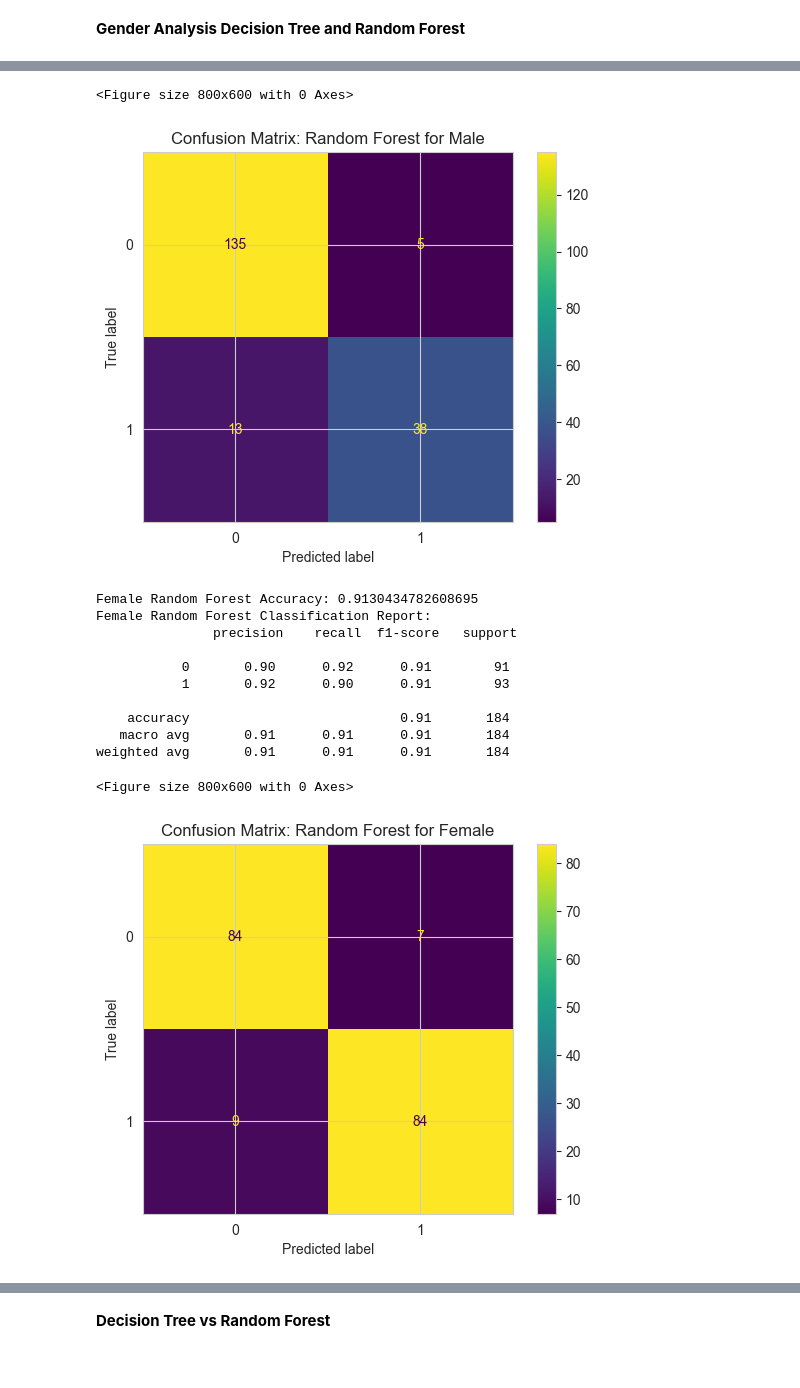
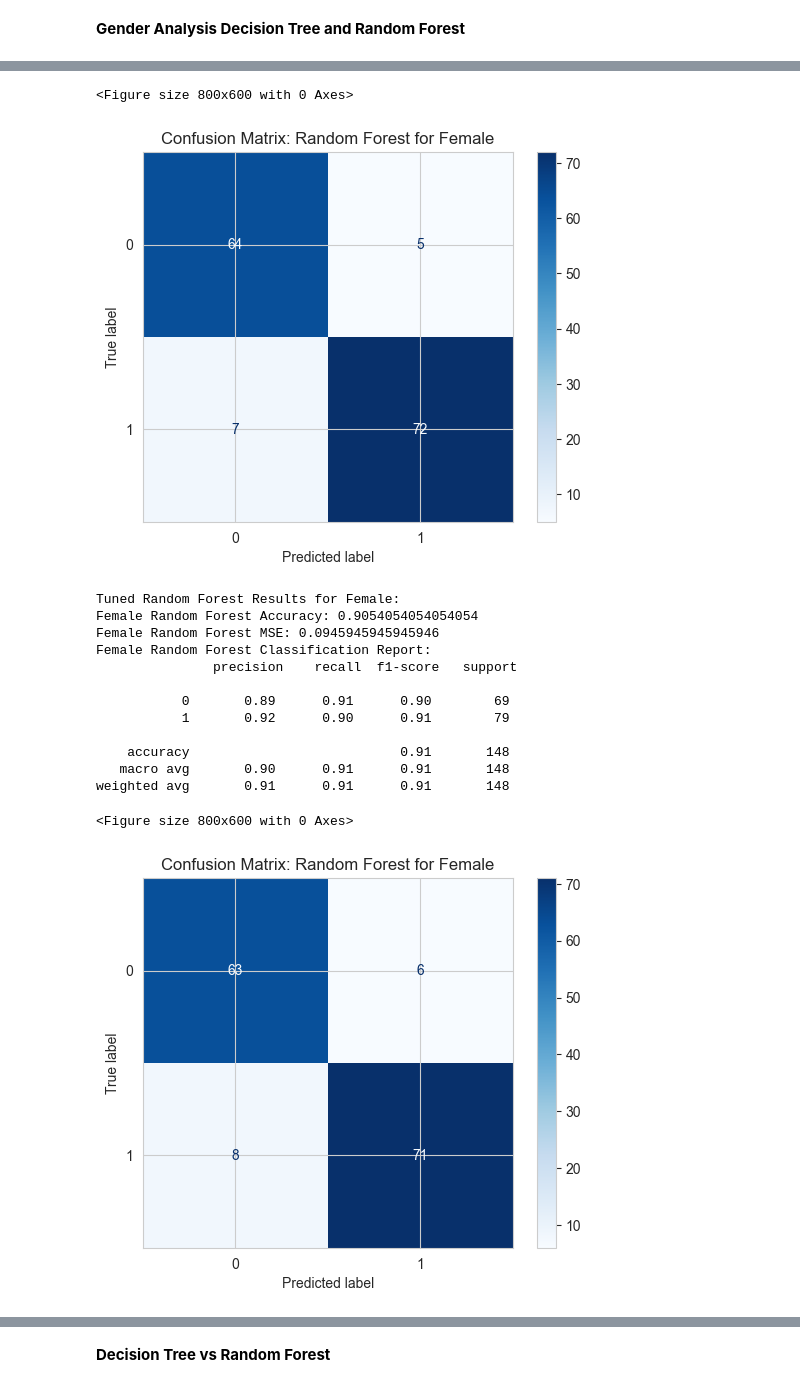
Before and after one commit to jadenzy/ECS_171_Final_Project, a Jupyter notebook: Models/Tree.ipynb, the cells around one changed output, grey strips where cells are left out. Cells and saved outputs as stored; diff of their text form; code cells hidden in the pictures.

```diff
--- a/Models/Tree.ipynb
+++ b/Models/Tree.ipynb
@@ -27,8 +26,8 @@ Dataset:
 X = data.drop(columns='Diagnosis')
 y = data['Diagnosis']
 
-# Split the data into training and testing sets (75% training, 25% testing)
-X_train, X_test, y_train, y_test = train_test_split(X, y, test_size=0.25, random_state=42)
+# Split the data into training and testing sets (80% training, 20% testing)
+X_train, X_test, y_train, y_test = train_test_split(X, y, test_size=0.2, random_state=42)
 # %%
 # Define the parameter grid
 param_grid = {
@@ -179,28 +203,22 @@ Best parameters from Randomized Search: {'n_estimators': 100, 'min_samples_split
 # %%
-# Define the parameter grid for Random Forest
-param_grid_rf = {
+# Define the best parameter grid for Random Forest
+best_param_grid_rf = {
     'max_depth': [None, 10, 20, 30],
     'min_samples_split': [2, 5, 10],
     'min_samples_leaf': [1, 2, 4],
 }
 # %%
-# Initialize the RandomForestClassifier
-random_forest = RandomForestClassifier(random_state=42)
-
-# Set up GridSearchCV
 grid_search_rf = GridSearchCV(
     estimator=random_forest,
-    param_grid=param_grid_rf,
+    param_grid=best_param_grid_rf,
     cv=5,  # 5-fold cross-validation
     n_jobs=-1,  # Use all available cores
     verbose=1,  # Print progress
     scoring='accuracy'  # or another metric if desired
 )
 
-# Run the grid search
 grid_search_rf.fit(X_train, y_train)
 
-# Print the best parameters
 print("Best parameters found by GridSearchCV:", grid_search_rf.best_params_)
 # %% [output]
 Fitting 5 folds for each of 36 candidates, totalling 180 fits
@@ -337,38 +486,10 @@ For females, the Decision Tree model showed a lower accuracy of about 85.33%, wi
 # %%
 
-male_data = data[data['Gender'] == 0]  # Male data
-female_data = data[data['Gender'] == 1]  # Female data
+# Evaluate the default Random Forest model for Female
+print("Default Random Forest Results for Female:")
+evaluate_random_forest(female_data, "Female", model=default_rf)
 
-# Define a function to train and evaluate the Random Forest model
-def evaluate_random_forest(data, gender_label):
-    X = data.drop(columns=['Diagnosis', 'Gender'])  # Features
-    y = data['Diagnosis']  # Target variable
-
-    # Split the data into training and testing sets (75% training, 25% testing)
-    X_train, X_test, y_train, y_test = train_test_split(X, y, test_size=0.25, random_state=42)
-
-    # Initialize and train the Random Forest model
-    rf_model = RandomForestClassifier(random_state=42)
-    rf_model.fit(X_train, y_train)
-
-    # Make predictions and evaluate
-    y_pred = rf_model.predict(X_test)
-    accuracy = accuracy_score(y_test, y_pred)
-    class_report = classification_report(y_test, y_pred)
-
-    # Display results
-    print(f"{gender_label} Random Forest Accuracy:", accuracy)
-    print(f"{gender_label} Random Forest Classification Report:\n", class_report)
-
-    # Plot confusion matrix
-    plt.figure(figsize=(8, 6))
-    ConfusionMatrixDisplay.from_estimator(rf_model, X_test, y_test)
-    plt.title(f"Confusion Matrix: Random Forest for {gender_label}")
-    plt.show()
-
-# Evaluate for Male
-evaluate_random_forest(male_data, "Male")
-
-# Evaluate for Female
-evaluate_random_forest(female_data, "Female")
+# Evaluate the tuned Random Forest model for Female
+print("Tuned Random Forest Results for Female:")
+evaluate_random_forest(female_data, "Female", model=best_rf)
 # %% [output]
@@ -385,15 +508,17 @@ weighted avg       0.90      0.91      0.90       191
 <Figure size 800x600 with 0 Axes>
-[figure, old version]
+[figure, new version]
-Female Random Forest Accuracy: 0.9130434782608695
+Tuned Random Forest Results for Female:
+Female Random Forest Accuracy: 0.9054054054054054
+Female Random Forest MSE: 0.0945945945945946
 Female Random Forest Classification Report:
                precision    recall  f1-score   support
 
-           0       0.90      0.92      0.91        91
-           1       0.92      0.90      0.91        93
+           0       0.89      0.91      0.90        69
+           1       0.92      0.90      0.91        79
 
-    accuracy                           0.91       184
-   macro avg       0.91      0.91      0.91       184
-weighted avg       0.91      0.91      0.91       184
+    accuracy                           0.91       148
+   macro avg       0.90      0.91      0.91       148
+weighted avg       0.91      0.91      0.91       148
 <Figure size 800x600 with 0 Axes>
-[figure, old version]
+[figure, new version]
 # %% [markdown]
```
Also changed, not shown: parts of 23 cells of this notebook.
